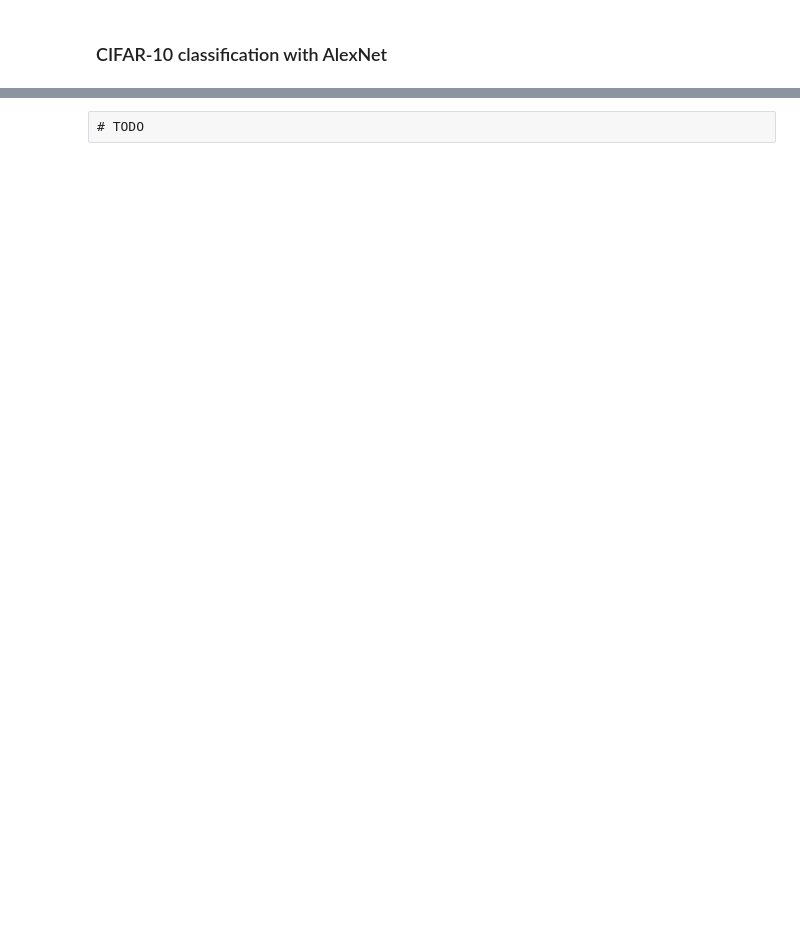
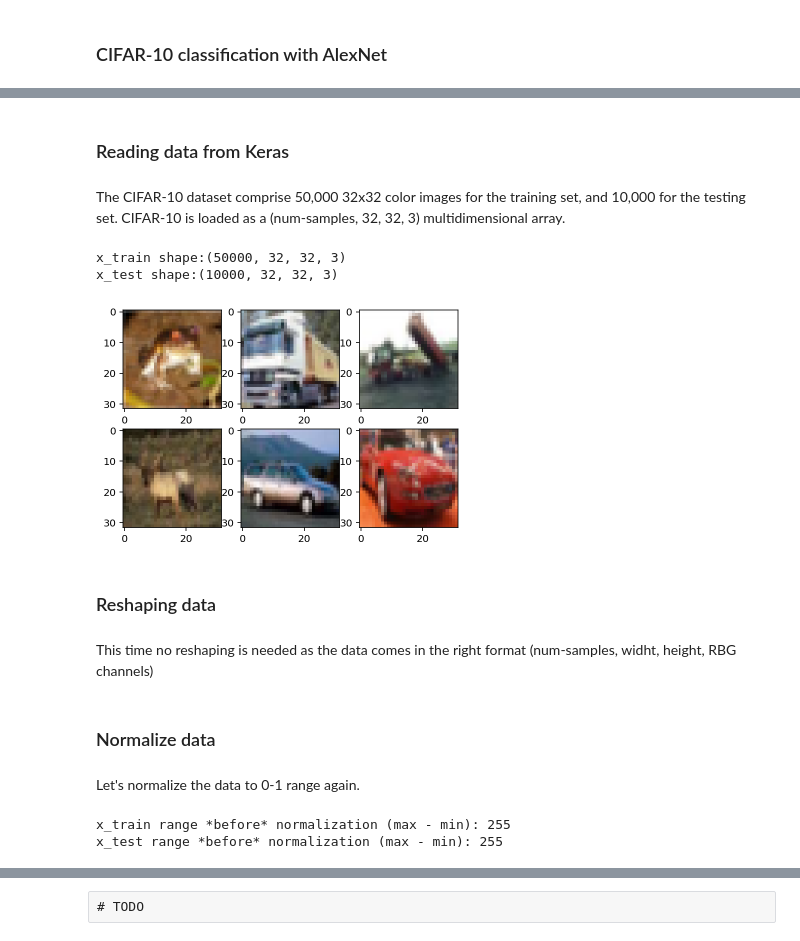
Before and after one commit to pabloinsente/nn-mod-cog, a Jupyter notebook: notebooks/cov-net.ipynb, the cells around one changed output, grey strips where cells are left out. Saved outputs shown, nothing was run; the diff lists cells and outputs as text; code cells hidden in the pictures; blank space fills up the shorter version.

```diff
--- a/notebooks/cov-net.ipynb
+++ b/notebooks/cov-net.ipynb
@@ -687,0 +758,33 @@ We obtained a test accuracy score of ~98.88%. Pretty good! Almost identical to t
+# %% [markdown]
+### Reading data from Keras
+# %% [markdown]
+The CIFAR-10 dataset comprise 50,000 32x32 color images for the training set, and 10,000 for the testing set. CIFAR-10 is loaded as a (num-samples, 32, 32, 3) multidimensional array.
+# %%
+(x_train, y_train), (x_test, y_test) = cifar10.load_data() # unpack data into training and test
+# %%
+print(f'x_train shape:{x_train.shape}')
+print(f'x_test shape:{x_test.shape}')
+# %% [output]
+x_train shape:(50000, 32, 32, 3)
+x_test shape:(10000, 32, 32, 3)
+# %%
+fig = plt.figure()
+for i in range(6):
+    plt.subplot(2,3,i+1)
+    plt.imshow(x_train[i])
+# %% [output]
+[figure, added]
+# %% [markdown]
+### Reshaping data
+# %% [markdown]
+This time no reshaping is needed as the data comes in the right format (num-samples, widht, height, RBG channels)
+# %% [markdown]
+### Normalize data
+# %% [markdown]
+Let's normalize the data to 0-1 range again.
+# %%
+print(f'x_train range *before* normalization (max - min): {np.ptp(x_train)}')
+print(f'x_test range *before* normalization (max - min): {np.ptp(x_test)}')
+# %% [output]
+x_train range *before* normalization (max - min): 255
+x_test range *before* normalization (max - min): 255
```
Also changed, not shown: parts of 70 cells of this notebook, 4 other files.
